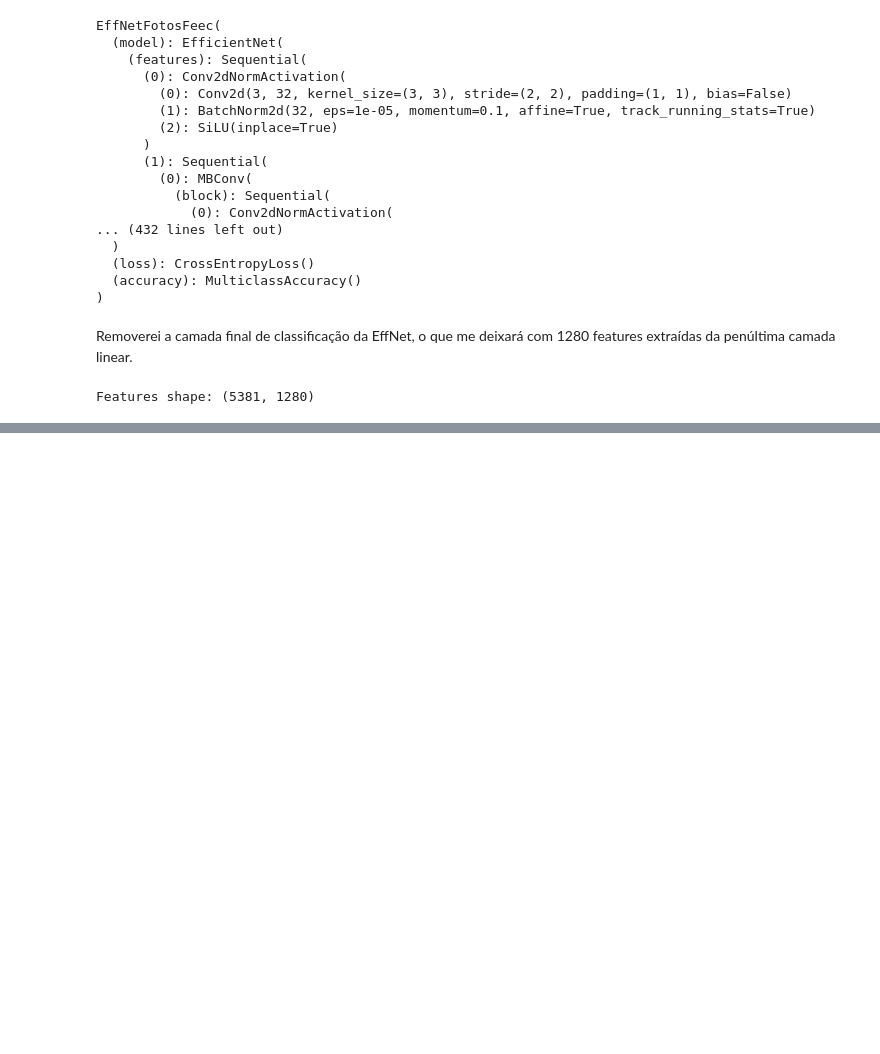
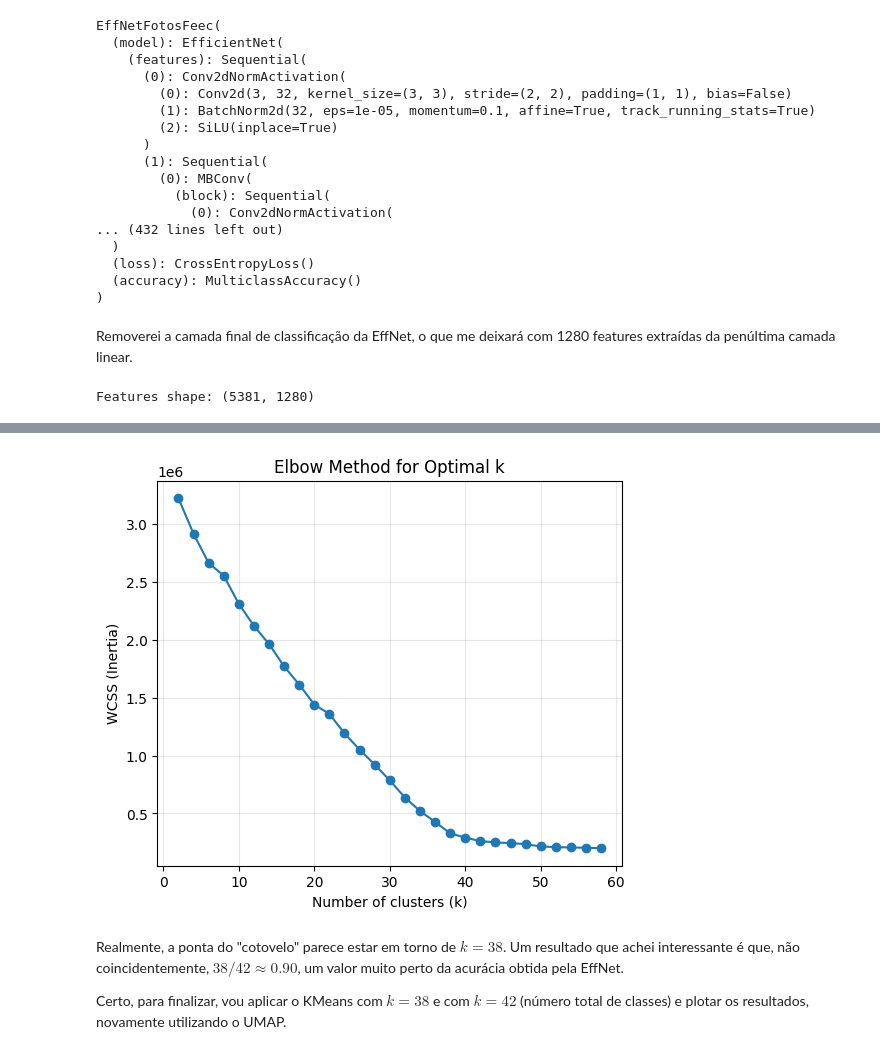
Before and after one commit to UNICAMP-EA979/2026s1-projetopi-e2-Everton-Colombo, a Jupyter notebook: Atividade.ipynb, the cells around one changed output, grey strips where cells are left out. Drawn from its saved outputs; the diff is of its cells as text; code cells hidden in the pictures; blank space fills up the shorter version.

```diff
--- a/Atividade.ipynb
+++ b/Atividade.ipynb
@@ -773,3 +782,6 @@ Features shape: (5381, 1280)
 # %%
+pca = PCA(n_components=50, random_state=42)
+features_pca = pca.fit_transform(features)
+
 reducer = umap.UMAP(n_components=2, n_neighbors=15, min_dist=0.1, metric='euclidean', random_state=42)
-features_2d = reducer.fit_transform(features)
+features_2d = reducer.fit_transform(features_pca)
@@ -791,25 +805,3 @@ fig = px.scatter(
 
 fig.update_layout(width=1200, height=800)
 fig.show()
-# %%
-kmeans = KMeans(n_clusters=42, random_state=42) # We know the amount of classes is 42, so we can use n_clusters=42.
-cluster_labels = kmeans.fit_predict(features)
-
-df_kmeans = pd.DataFrame({
-    'UMAP Dimension 1': features_2d[:, 0],
-    'UMAP Dimension 2': features_2d[:, 1],
-    'KMeans Cluster': [f"Cluster {cl}" for cl in cluster_labels],
-    'Ground Truth Label': [complete_dataset.classes[label] for label in labels] # Add original labels to hover
-})
-
-fig = px.scatter(
-    df_kmeans,
-    x='UMAP Dimension 1',
-    y='UMAP Dimension 2',
-    color='KMeans Cluster',
-    title="UMAP Projection with K-Means Clusters",
-    hover_data=['KMeans Cluster', 'Ground Truth Label']
-)
-
-fig.update_layout(width=1200, height=800)
-fig.show()
@@ -815,0 +822,22 @@ fig.show()
+# %%
+wcss = []
+k_range = range(2, 60, 2)
+
+for k in k_range:
+    kmeans = KMeans(n_clusters=k, random_state=42)
+    kmeans.fit(features_pca)
+    wcss.append(kmeans.inertia_)
+
+plt.figure(figsize=(6, 5))
+plt.plot(list(k_range), wcss, marker='o')
+plt.title('Elbow Method for Optimal k')
+plt.xlabel('Number of clusters (k)')
+plt.ylabel('WCSS (Inertia)')
+plt.grid(True, alpha=0.3)
+plt.show()
+# %% [output]
+[figure, added]
+# %% [markdown]
+Realmente, a ponta do "cotovelo" parece estar em torno de $k = 38$. Um resultado que achei interessante é que, não coincidentemente, $38 / 42 \approx 0.90$, um valor muito perto da acurácia obtida pela EffNet.
+
+Certo, para finalizar, vou aplicar o KMeans com $k = 38$ e com $k = 42$ (número total de classes) e plotar os resultados, novamente utilizando o UMAP.
```
Also changed, not shown: parts of 10 cells of this notebook, 4 other files.
